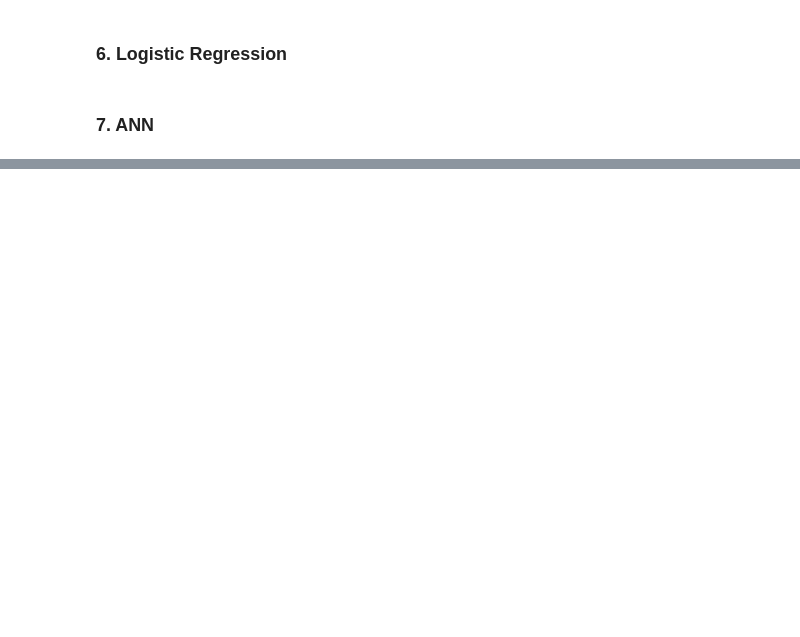
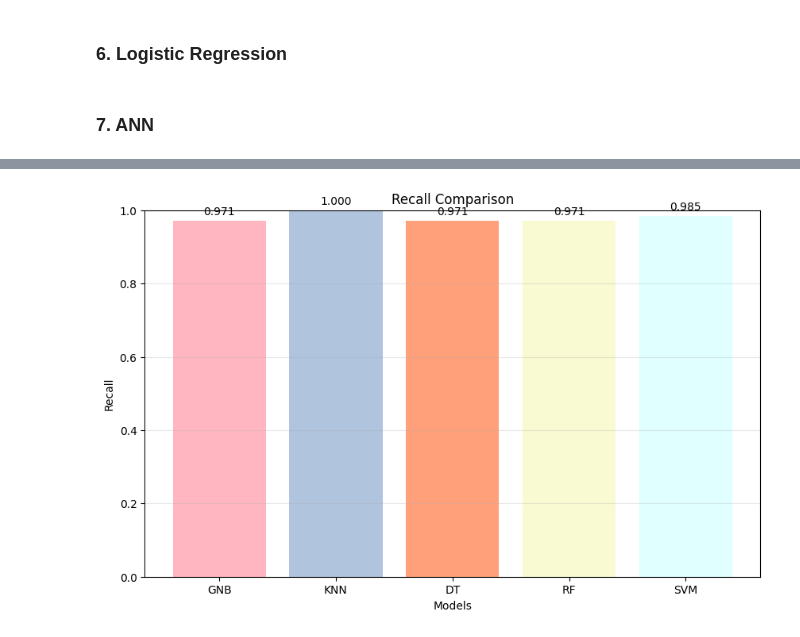
Before and after one commit to ImanMontajabi/ML_Projects, a Jupyter notebook: main.ipynb, the cells around one changed output, grey strips where cells are left out. Cells and saved outputs as stored; diff of their text form; code cells hidden in the pictures; blank space fills up the shorter version.

```diff
--- a/main.ipynb
+++ b/main.ipynb
@@ -219,0 +284,21 @@ acc_train: 0.9934065934065934 - acc test: 0.956140350877193 - precision: 0.92857
+# %%
+# Recall Comparison
+recall_scores = [r_gnb, r_knn, r_dt, r_rf, r_svm]
+title = ['GNB', 'KNN', 'DT', 'RF', 'SVM']
+
+colors = ['lightpink', 'lightsteelblue', 'lightsalmon', 'lightgoldenrodyellow', 'lightcyan']
+plt.figure(figsize=(10, 6))
+plt.bar(title, recall_scores, color=colors)
+plt.title('Recall Comparison')
+plt.ylabel('Recall')
+plt.xlabel('Models')
+plt.grid(axis='y', alpha=0.3)
+plt.ylim(0, 1)
+
+# Add recall values on top of bars
+for i, v in enumerate(recall_scores):
+    plt.text(i, v + 0.01, f'{v:.3f}', ha='center', va='bottom')
+
+plt.show()
+# %% [output]
+[figure, added]
```
Also changed, not shown: parts of 10 cells of this notebook.
